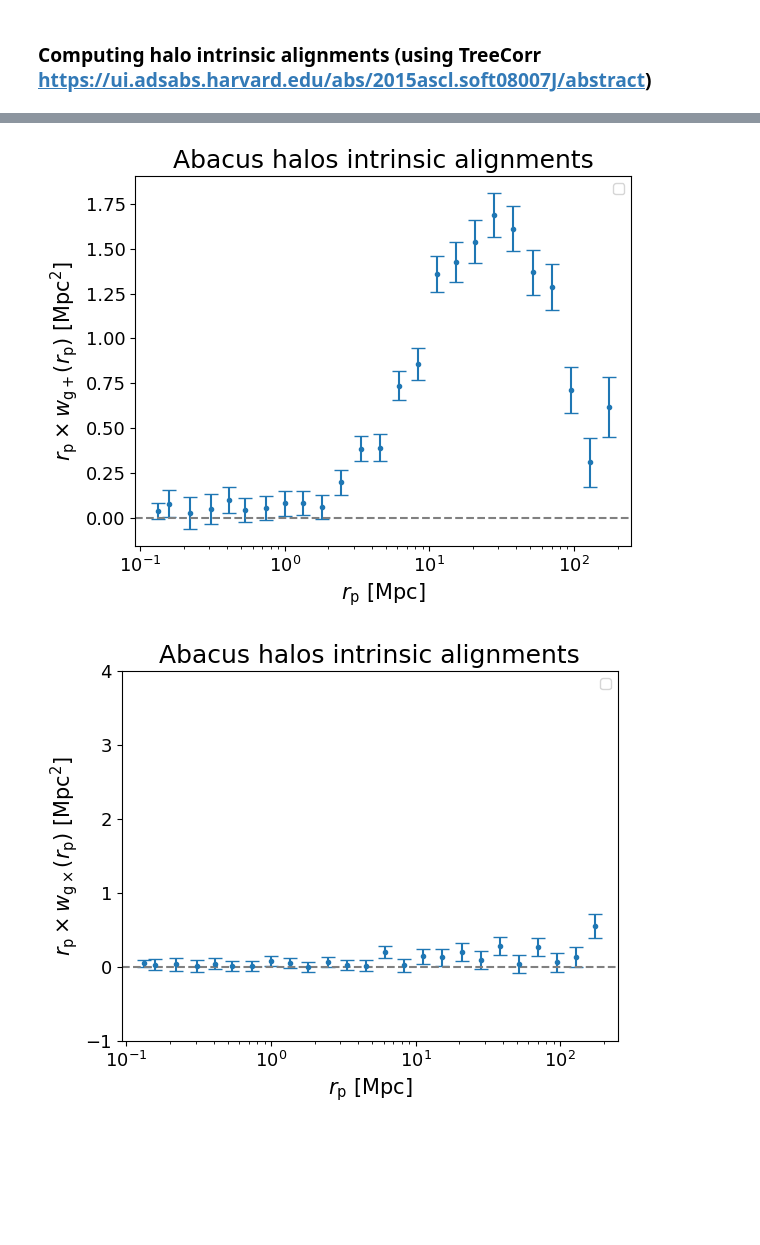
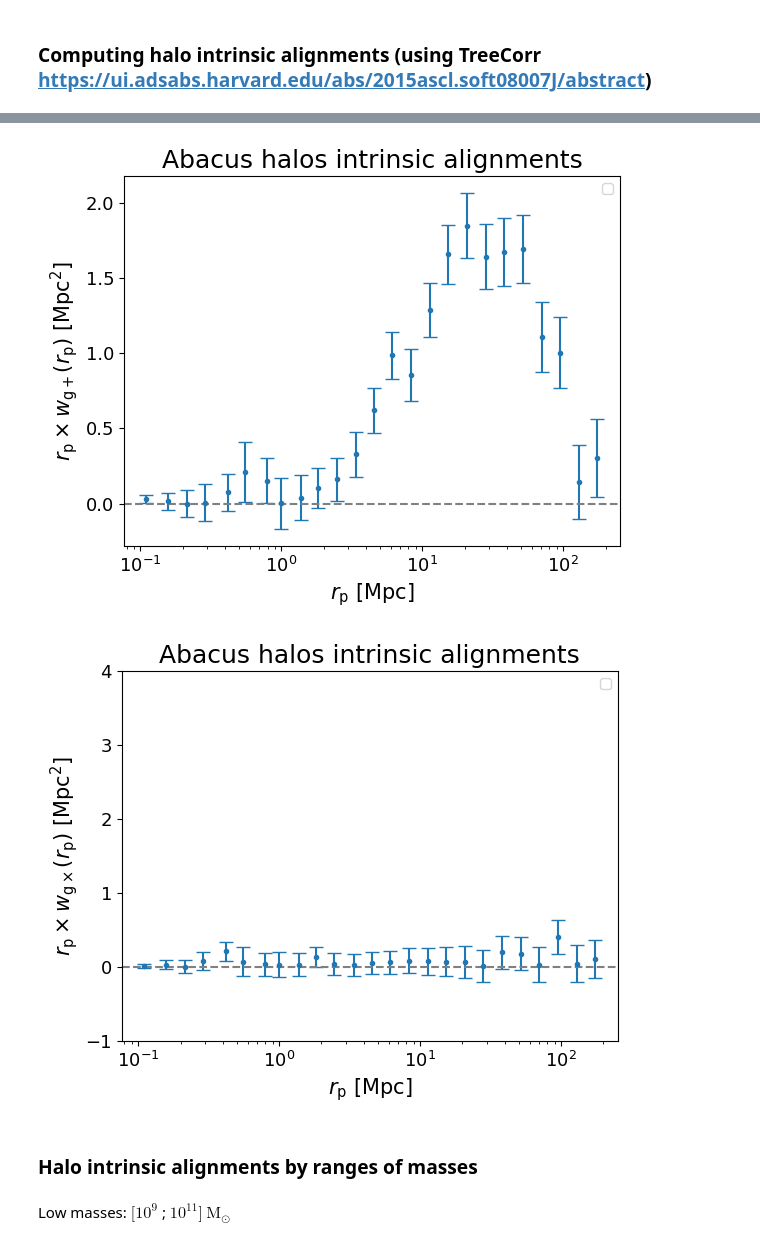
Before and after one commit to antonincorinaldi/3D_intrinsic_alignment, a Jupyter notebook: notebooks/intrinsic_alignment/TreeCorr_halos.ipynb, the cells around one changed output, grey strips where cells are left out. Cells and saved outputs as stored; diff of their text form; code cells hidden in the pictures; blank space fills up the shorter version.

```diff
--- a/notebooks/intrinsic_alignment/TreeCorr_halos.ipynb
+++ b/notebooks/intrinsic_alignment/TreeCorr_halos.ipynb
@@ -187,22 +251,24 @@ halos_table['e1']= e1_halos ; halos_table['e2']= e2_halos
 # %%
 # Function that computes the 2-point correlation function xi_g+ and xi_gx for the Abacus halos projected shapes and the associated variances (using Jackknife)
 
-def compute_halo_intrinsic_alignments (x_val, y_val, z_val,
+def compute_halo_intrinsic_alignments (x_shape, y_shape, z_shape,
+                                       e1_halos, e2_halos,
 
-                                       e1, e2,
+                                       x_rand, y_rand, z_rand,
 
-                                       pi_max,
+                                       pi_max = 60,
 
-                                       rp_min, rp_max,
+                                       rp_min=0.1, rp_max = 60.,
 
-                                       bin_type,
+                                       bin_type='Linear',
 
                                        nrp=25, npi=50,
 
                                        npatch=20):
 
     # Catalog of halos
-    halo_shapes = treecorr.Catalog(x=x_val, y=y_val, z=z_val, g1=e1, g2=e2, npatch=npatch)
+    halo_shapes = treecorr.Catalog(x=x_shape, y=y_shape, z=z_shape, g1=e1_halos, g2=e2_halos, npatch=npatch)
+    halo_randoms = treecorr.Catalog(x=x_rand, y=y_rand, z=z_rand, npatch=npatch)
 
     # Line-of-sight direction
     pi = np.linspace(-pi_max, pi_max, npi)
@@ -224,7 +290,19 @@ def compute_halo_intrinsic_alignments (x_val, y_val, z_val,
                                 cross_patch_weight='simple')
         ng.process(halo_shapes, halo_shapes, metric ='Rperp')
 
-        xi_p, xi_c, var2 = ng.calculateXi(rg=None) ; r=ng.meanlogr
+        rg = treecorr.NGCorrelation(nbins=nrp,
+                                min_sep = rp_min,
+                                max_sep = rp_max,
+                                min_rpar = pi[i],
+                                max_rpar = pi[i+1],
+                                bin_type=bin_type,
+                                bin_slop=0.1,
+                                angle_slop=0.1,
+                                var_method='jackknife',
+                                cross_patch_weight='simple')
+        rg.process(halo_randoms, halo_shapes, metric ='Rperp')
+
+        xi_p, xi_c, var2 = ng.calculateXi(rg=None) ; r=ng.meanr
 
         xi_gp.append(xi_p) ; xi_gc.append(xi_c) ; var.append(var2) ; rp.append(r)
 
@@ -328,17 +411,18 @@ $w_{\mathrm{g\times}}(r_\mathrm{p}) = \int_{-\Pi_{\mathrm{max}}}^{\Pi_{\mathrm{m
 # %%
 xi_gp_halos, xi_gc_halos, var_halos, r_halos = compute_halo_intrinsic_alignments (x_val, y_val, z_val,
-
                                                                                   e1_halos, e2_halos,
 
-                                                                                  nrp=25, npi=50,
+                                                                                  x_rand, y_rand, z_rand,
 
                                                                                   pi_max = 20,
 
                                                                                   rp_min=0.1, rp_max = 200.,
 
-                                                                                  npatch=20,
+                                                                                  bin_type='Log',
 
-                                                                                  bin_type='Log')
+                                                                                  nrp=25, npi=50,
+
+                                                                                  npatch=20)
 
 nrp=25
 
@@ -358,28 +442,32 @@ sigma_gc_halos = np.sqrt(sum_var_gc_halos)
 # %%
-plt.errorbar(np.exp(r_halos[0,:]), np.exp(r_halos[0,:])*wgp_halos, yerr= np.exp(r_halos[0,:])*sigma_gp_halos, fmt='o', markersize=3, capsize=5)
+plt.errorbar(r_halos[0,:], r_halos[0,:]*wgp_halos, yerr= r_halos[0,:]*sigma_gp_halos, fmt='o', markersize=3, capsize=5)
 plt.xscale('log')
 plt.xlabel(r'$r_\mathrm{p}~[\mathrm{Mpc}]$', fontsize=15)
 plt.ylabel(r'$r_\mathrm{p} \times w_{\mathrm{g+}}(r_\mathrm{p})~[\mathrm{Mpc}^2]$', fontsize=15)
 plt.tick_params(axis='both', which='major', labelsize=13)
 plt.legend()
 plt.axhline(0, color='grey', linestyle='--')
 plt.title("Abacus halos intrinsic alignments", fontsize=18)
 plt.savefig('Abacus_halos_wgp.pdf', bbox_inches='tight')
 plt.show()
 
 
 
-plt.errorbar(np.exp(r_halos[0,:]), np.exp(r_halos[0,:])*wgc_halos, yerr= np.exp(r_halos[0,:])*sigma_gc_halos, fmt='o', markersize=3, capsize=5)
+plt.errorbar(r_halos[0,:], r_halos[0,:]*wgc_halos, yerr= r_halos[0,:]*sigma_gc_halos, fmt='o', markersize=3, capsize=5)
 plt.xscale('log')
 plt.xlabel(r'$r_\mathrm{p}~[\mathrm{Mpc}$]', fontsize=15)
 plt.ylabel(r'$r_\mathrm{p} \times w_{\mathrm{g\times}}(r_\mathrm{p})~[\mathrm{Mpc}^2]$', fontsize=15)
 plt.tick_params(axis='both', which='major', labelsize=13)
 plt.ylim(-1,4)
 plt.legend()
 plt.axhline(0, color='grey', linestyle='--')
 plt.title("Abacus halos intrinsic alignments", fontsize=18)
 plt.savefig('Abacus_halos_wgc.pdf', bbox_inches='tight')
 plt.show()
 # %% [output]
-[figure, old version]
+[figure, new version]
-[figure, old version]
+[figure, new version]
+# %% [markdown]
+### Halo intrinsic alignments by ranges of masses
+# %% [markdown]
+Low masses: $[10^9$ ; $10^{11}]~\mathrm{M}_{\odot}$
```
Also changed, not shown: parts of 24 cells of this notebook.
